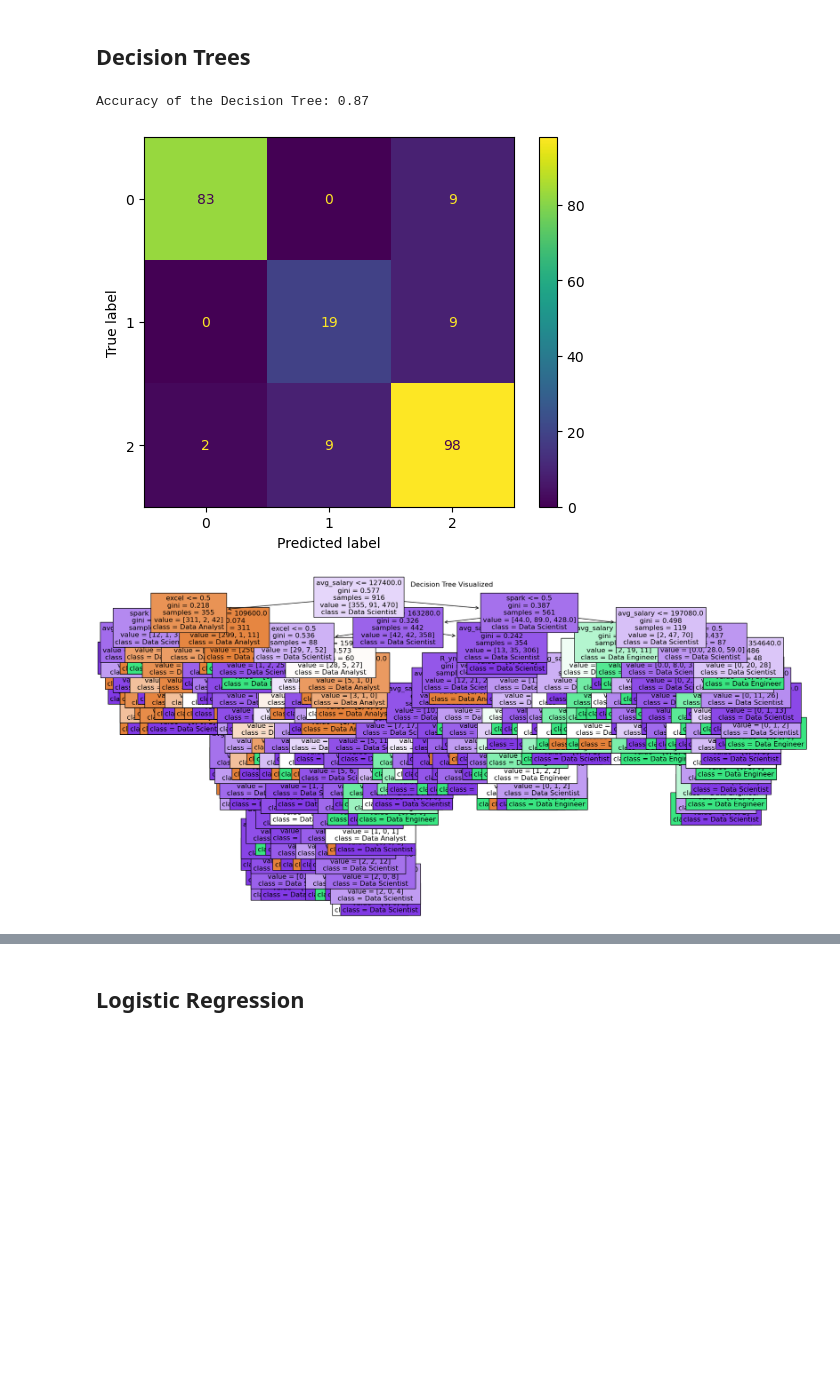
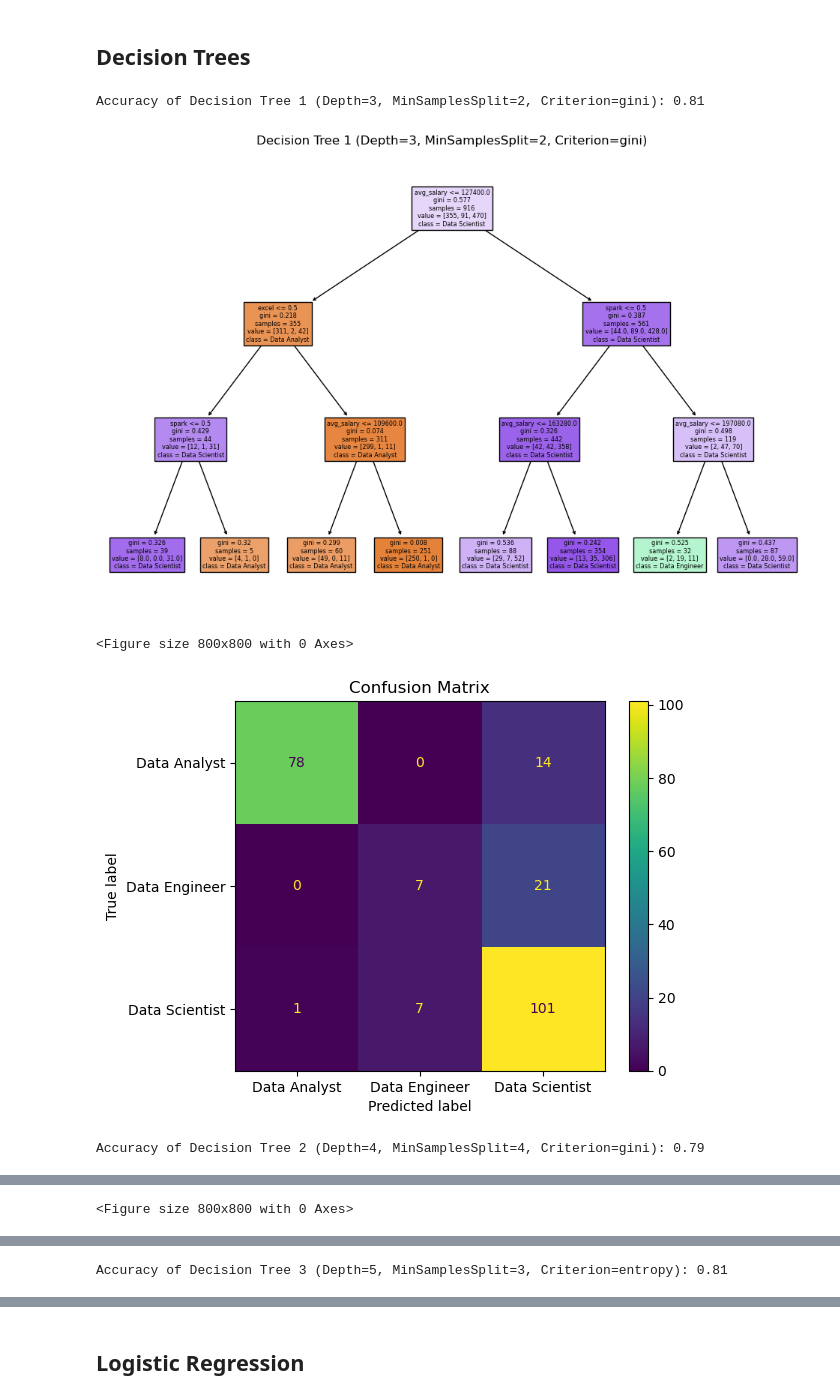
Before and after one commit to Shiva250503ss/Job_Trend_Analysis, a Jupyter notebook: supervised.ipynb, the cells around one changed output, grey strips where cells are left out. Drawn from its saved outputs; the diff is of its cells as text; code cells hidden in the pictures; blank space fills up the shorter version.

```diff
--- a/supervised.ipynb
+++ b/supervised.ipynb
@@ -100,42 +126,67 @@ CategoricalNB Test Accuracy: 0.7860
 # %%
 import numpy as np
 import matplotlib.pyplot as plt
 from sklearn.tree import DecisionTreeClassifier, plot_tree
 from sklearn.metrics import accuracy_score, confusion_matrix, ConfusionMatrixDisplay
+from sklearn.preprocessing import LabelEncoder
+from sklearn.model_selection import train_test_split
+import pandas as pd
 
 # Load data
 df = pd.read_csv('datasets/final_cleaned_data.csv')
 
 # Encode target variable
 le = LabelEncoder()
 y = le.fit_transform(df['job_category'])
 
-# Select features
-features = ['python_yn', 'R_yn', 'spark', 'aws', 'excel', 'avg_salary']
-X = df[features]
+# Define feature sets to change the starting node
+feature_sets = [
+    ['avg_salary', 'python_yn', 'R_yn', 'spark', 'aws', 'excel'],  # Prioritize 'avg_salary'
+    ['spark', 'aws', 'excel', 'python_yn', 'R_yn', 'avg_salary'],  # Prioritize 'spark'
+    ['excel', 'aws', 'spark', 'R_yn', 'python_yn', 'avg_salary']   # Prioritize 'excel'
+]
 
 # Split data
-X_train, X_test, y_train, y_test = train_test_split(X, y, test_size=0.2, random_state=42)
+X_train, X_test, y_train, y_test = train_test_split(df[features], y, test_size=0.2, random_state=42)
 
-# Instantiate the Decision Tree Classifier
-dt = DecisionTreeClassifier(random_state=42)
+# Define different configurations for the Decision Tree
+configurations = [
+    {'max_depth': 3, 'min_samples_split': 2, 'criterion': 'gini'},
+    {'max_depth': 4, 'min_samples_split': 4, 'criterion': 'gini'},
+    {'max_depth': 5, 'min_samples_split': 3, 'criterion': 'entropy'}
+]
 
-# Train the model
-dt.fit(X_train, y_train)
+# Generate and plot each tree with different configurations and feature sets
+for i, (config, feature_set) in enumerate(zip(configurations, feature_sets)):
+    X_train_selected = X_train[feature_set]
+    X_test_selected = X_test[feature_set]
 
-# Predict the labels on test set
-y_pred = dt.predict(X_test)
+    dt = DecisionTreeClassifier(random_state=42, **config)
+    dt.fit(X_train_selected, y_train)
 
-# Calculate the accuracy of the model
-accuracy = accuracy_score(y_test, y_pred)
-print(f"Accuracy of the Decision Tree: {accuracy:.2f}")
+    # Predict the labels on the test set
+    y_pred = dt.predict(X_test_selected)
 
-# Generate the confusion matrix
-cm = confusion_matrix(y_test, y_pred)
-disp = ConfusionMatrixDisplay(confusion_matrix=cm)
-disp.plot()
-plt.show()
+    # Calculate the accuracy of the model
+    accuracy = accuracy_score(y_test, y_pred)
+    print(f"Accuracy of Decision Tree {i+1} (Depth={config['max_depth']}, MinSamplesSplit={config['min_samples_split']}, Criterion={config['criterion']}): {accuracy:.2f}")
+
+    # Plotting the decision tree
+    plt.figure(figsize=(12, 8))
+    plot_tree(dt, filled=True, feature_names=feature_set, class_names=np.unique(le.inverse_transform(y)).astype(str))
+    plt.title(f"Decision Tree {i+1} (Depth={config['max_depth']}, MinSamplesSplit={config['min_samples_split']}, Criterion={config['criterion']})")
+    plt.show()
+
+    # Generate and display the confusion matrix
+    cm = confusion_matrix(y_test, y_pred)
+    disp = ConfusionMatrixDisplay(confusion_matrix=cm, display_labels=np.unique(le.inverse_transform(y)))
+    plt.figure(figsize=(8, 8))
+    disp.plot()
+    plt.title('Confusion Matrix')
+    plt.show()
 # %% [output]
-Accuracy of the Decision Tree: 0.87
+Accuracy of Decision Tree 1 (Depth=3, MinSamplesSplit=2, Criterion=gini): 0.81
-[figure, old version]
+[figure, new version]
+<Figure size 800x800 with 0 Axes>
-[figure, old version]
+[figure, new version]
+Accuracy of Decision Tree 2 (Depth=4, MinSamplesSplit=4, Criterion=gini): 0.79
@@ -141,0 +194 @@ Accuracy of the Decision Tree: 0.87
+<Figure size 800x800 with 0 Axes>
@@ -141,0 +196 @@ Accuracy of the Decision Tree: 0.87
+Accuracy of Decision Tree 3 (Depth=5, MinSamplesSplit=3, Criterion=entropy): 0.81
```
Also changed, not shown: parts of 3 cells of this notebook.
